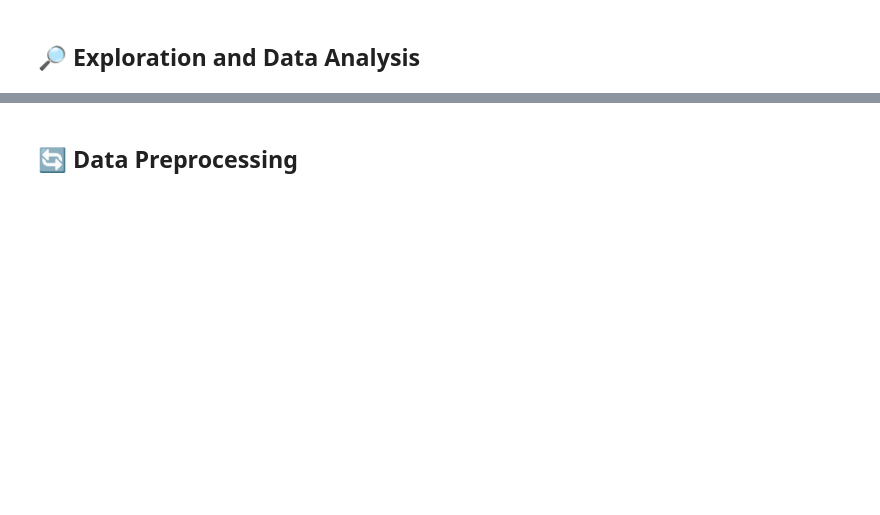
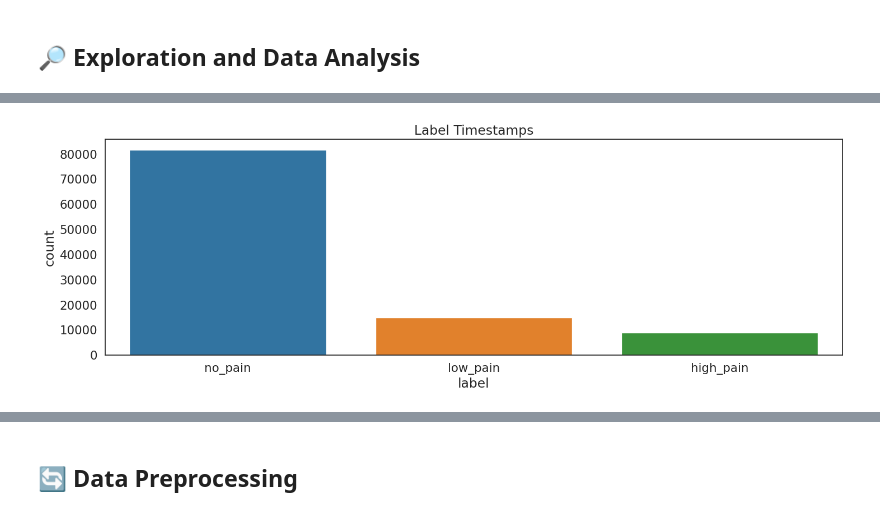
Before and after one commit to cristianobattistini/an2dl, a Jupyter notebook: an2dl1.ipynb, the cells around one changed output, grey strips where cells are left out. Drawn from its saved outputs; the diff is of its cells as text; code cells hidden in the pictures; blank space fills up the shorter version.

Commit message:
exploratorion and data analysis

```diff
--- a/an2dl1.ipynb
+++ b/an2dl1.ipynb
@@ -121,0 +135,16 @@ inspect_dataframe(dataset, dataset.columns)
+# %%
+# MERGE BETWEEN TRAIN DATA AND LABELS
+# the labels are in a separated file linked through 'sample_index
+# here we merge X_train and y_train in a unique Dataframe to explore
+
+df_train = X_train.merge(y_train, on="sample_index", how="left")
+
+# check whether all the labels have been associated or not
+missing_labels = df_train["label"].isna().sum()
+if missing_labels > 0:
+    print(f"{missing_labels} rows without a label")
+
+# check
+print(df_train[["sample_index","time","label"]].head())
+print("Class Distribution")
+print(df_train["label"].value_counts())
@@ -121,0 +235,17 @@ inspect_dataframe(dataset, dataset.columns)
+# %%
+# Visualise the count of timestamps for each kind of pain
+plt.figure(figsize=(17, 5))
+sns.countplot(
+    x='label',
+    data=df_train,
+    order=df_train['label'].value_counts().index,
+    palette='tab10'
+)
+
+# Set the title of the plot
+plt.title('Label Timestamps')
+
+# Display the plot
+plt.show()
+# %% [output]
+[figure, added]
```
Also changed, not shown: parts of 16 cells of this notebook, 1 other file.
